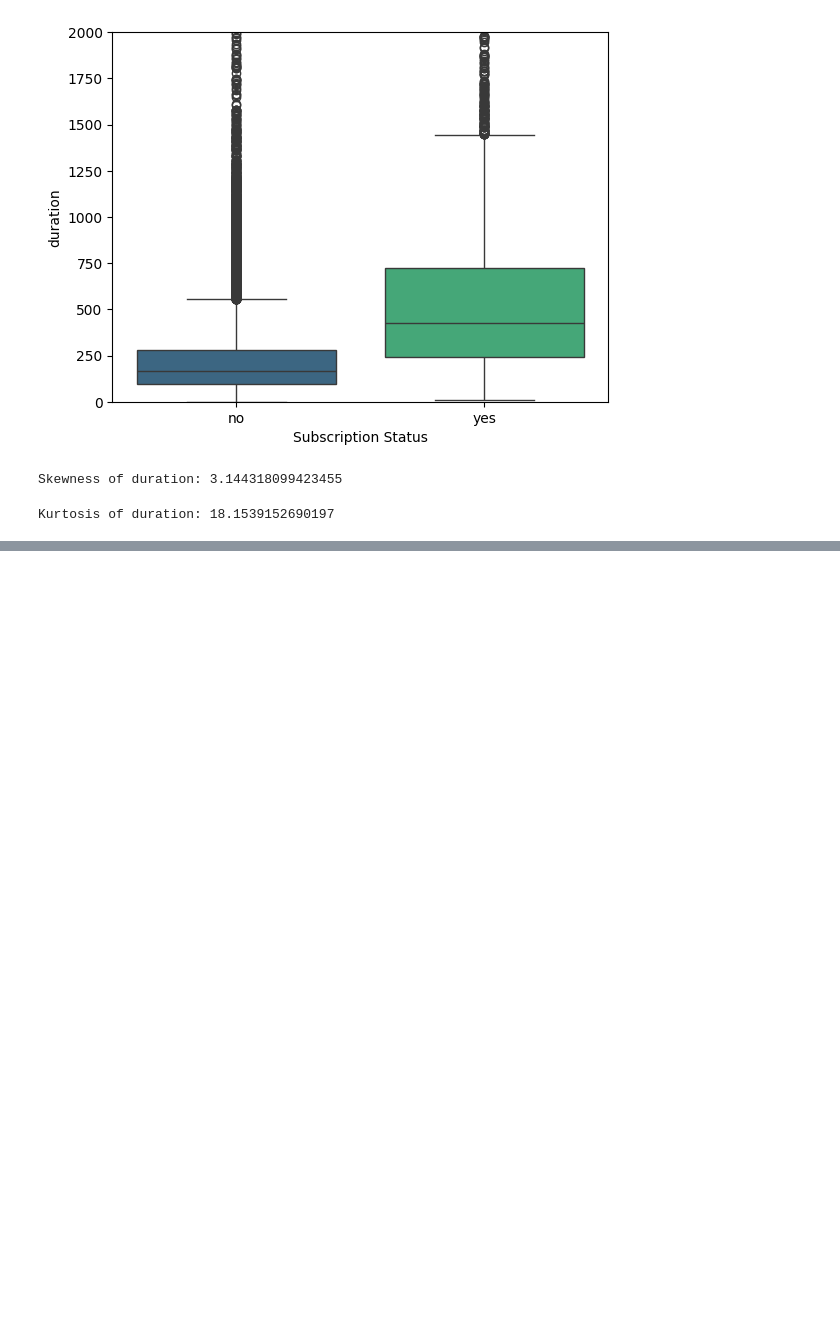
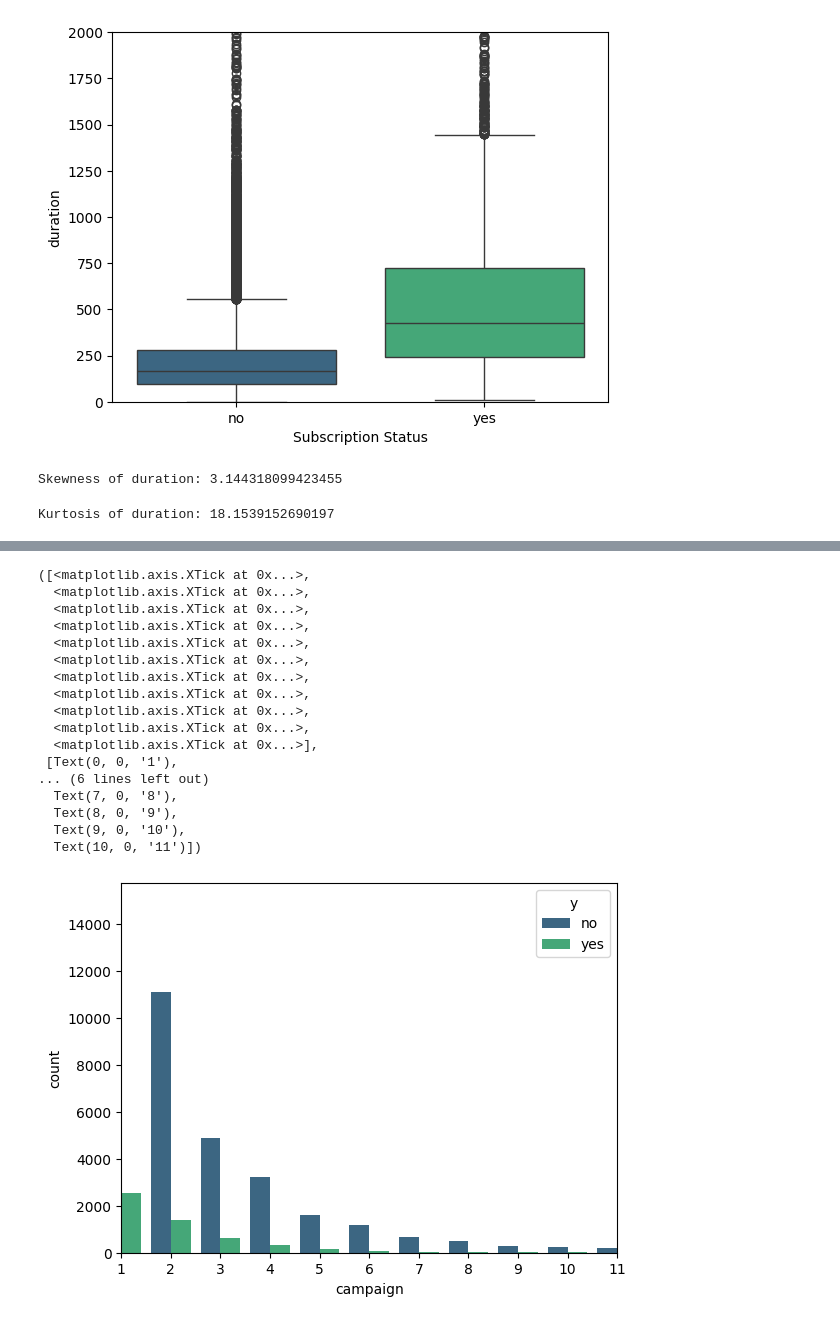
Before and after one commit to DenizBerkDemirag/bank-marketing, a Jupyter notebook: eda_analysis.ipynb, the cells around one changed output, grey strips where cells are left out. Cells and saved outputs as stored; diff of their text form; code cells hidden in the pictures; blank space fills up the shorter version.

```diff
--- a/eda_analysis.ipynb
+++ b/eda_analysis.ipynb
@@ -356,0 +370,23 @@ Kurtosis of duration: 18.1539152690197
+# %%
+sns.countplot(data=df, x='campaign', hue='y', palette='viridis')
+plt.xlim(0, 10)
+plt.xticks(range(0, 11))
+# %% [output]
+([<matplotlib.axis.XTick at 0x...>,
+  <matplotlib.axis.XTick at 0x...>,
+  <matplotlib.axis.XTick at 0x...>,
+  <matplotlib.axis.XTick at 0x...>,
+  <matplotlib.axis.XTick at 0x...>,
+  <matplotlib.axis.XTick at 0x...>,
+  <matplotlib.axis.XTick at 0x...>,
+  <matplotlib.axis.XTick at 0x...>,
+  <matplotlib.axis.XTick at 0x...>,
+  <matplotlib.axis.XTick at 0x...>,
+  <matplotlib.axis.XTick at 0x...>],
+ [Text(0, 0, '1'),
+... (6 lines left out)
+  Text(7, 0, '8'),
+  Text(8, 0, '9'),
+  Text(9, 0, '10'),
+  Text(10, 0, '11')])
+[figure, added]
```
Also changed, not shown: parts of 2 cells of this notebook.
